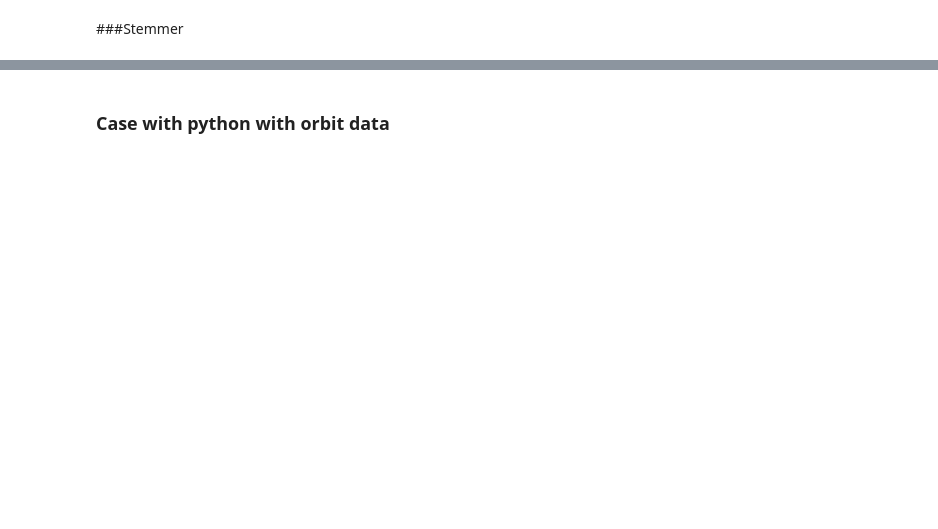
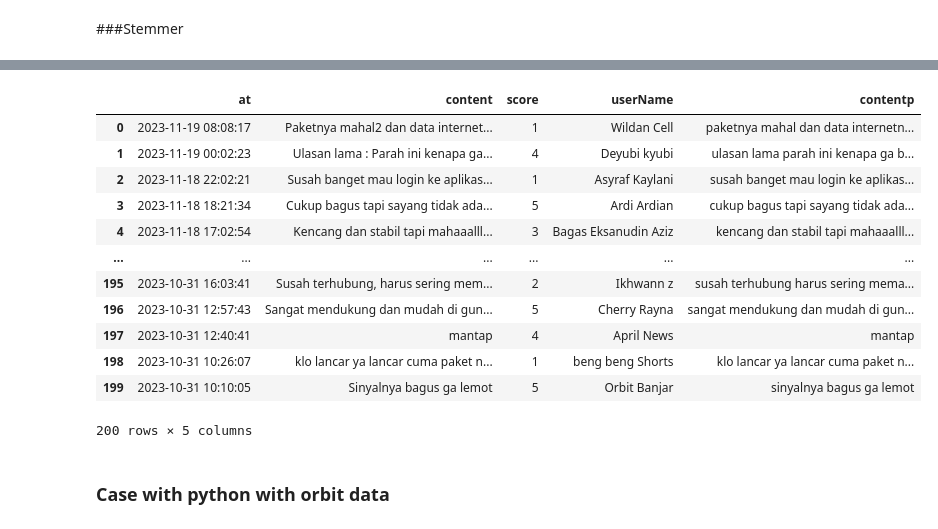
Before and after one commit to alharidt16/text-Analysis, a Jupyter notebook: Pertemuan 2/Week_Class_2.ipynb, the cells around one changed output, grey strips where cells are left out. Saved outputs shown, nothing was run; the diff lists cells and outputs as text; code cells hidden in the pictures; blank space fills up the shorter version.

```diff
--- a/Pertemuan 2/Week_Class_2.ipynb
+++ b/Pertemuan 2/Week_Class_2.ipynb
@@ -203,6 +234,20 @@ print(hasil)
 # %%
-filtered_df2 = filtered_df
+filtered_df2 = filtered_df.head(200)
 filtered_df2
+# %% [output]
+|  | at | content | score | userName | contentp |
+| 0 | 2023-11-19 08:08:17 | Paketnya mahal2 dan data internet... | 1 | Wildan Cell | paketnya mahal dan data internetn... |
+| 1 | 2023-11-19 00:02:23 | Ulasan lama : Parah ini kenapa ga... | 4 | Deyubi kyubi | ulasan lama parah ini kenapa ga b... |
+| 2 | 2023-11-18 22:02:21 | Susah banget mau login ke aplikas... | 1 | Asyraf Kaylani | susah banget mau login ke aplikas... |
+| 3 | 2023-11-18 18:21:34 | Cukup bagus tapi sayang tidak ada... | 5 | Ardi Ardian | cukup bagus tapi sayang tidak ada... |
+| 4 | 2023-11-18 17:02:54 | Kencang dan stabil tapi mahaaalll... | 3 | Bagas Eksanudin Aziz | kencang dan stabil tapi mahaaalll... |
+| ... | ... | ... | ... | ... | ... |
+| 195 | 2023-10-31 16:03:41 | Susah terhubung, harus sering mem... | 2 | Ikhwann z | susah terhubung harus sering mema... |
+| 196 | 2023-10-31 12:57:43 | Sangat mendukung dan mudah di gun... | 5 | Cherry Rayna | sangat mendukung dan mudah di gun... |
+| 197 | 2023-10-31 12:40:41 | mantap | 4 | April News | mantap |
+| 198 | 2023-10-31 10:26:07 | klo lancar ya lancar cuma paket n... | 1 | beng beng Shorts | klo lancar ya lancar cuma paket n... |
+| 199 | 2023-10-31 10:10:05 | Sinyalnya bagus ga lemot | 5 | Orbit Banjar | sinyalnya bagus ga lemot |
+200 rows × 5 columns
 # %% [markdown]
 ### Case with python with orbit data
 # %%
```
Also changed, not shown: parts of 18 cells of this notebook, 4 other files.
